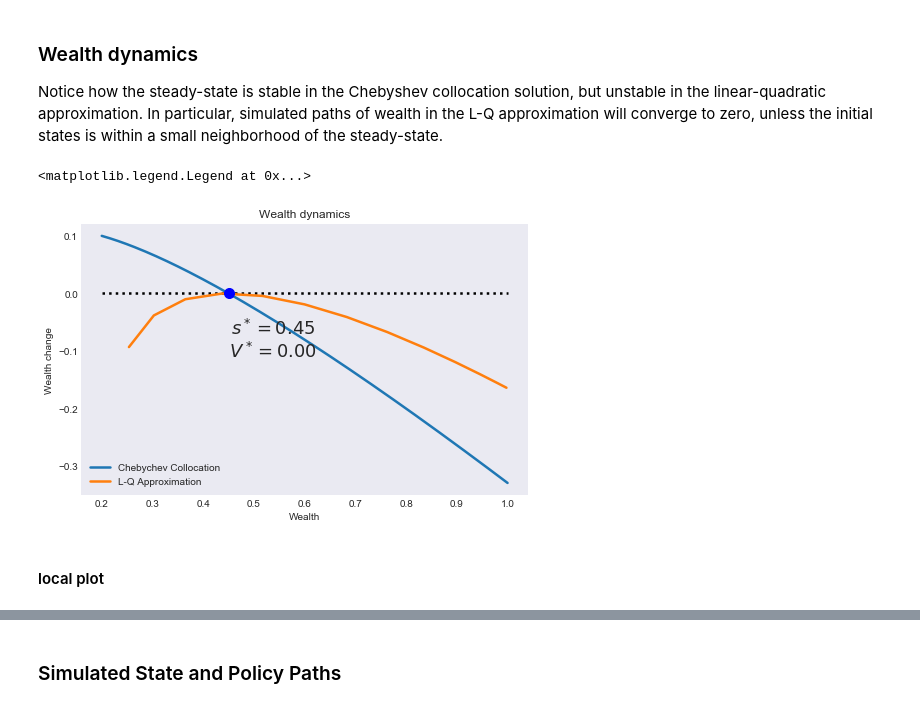
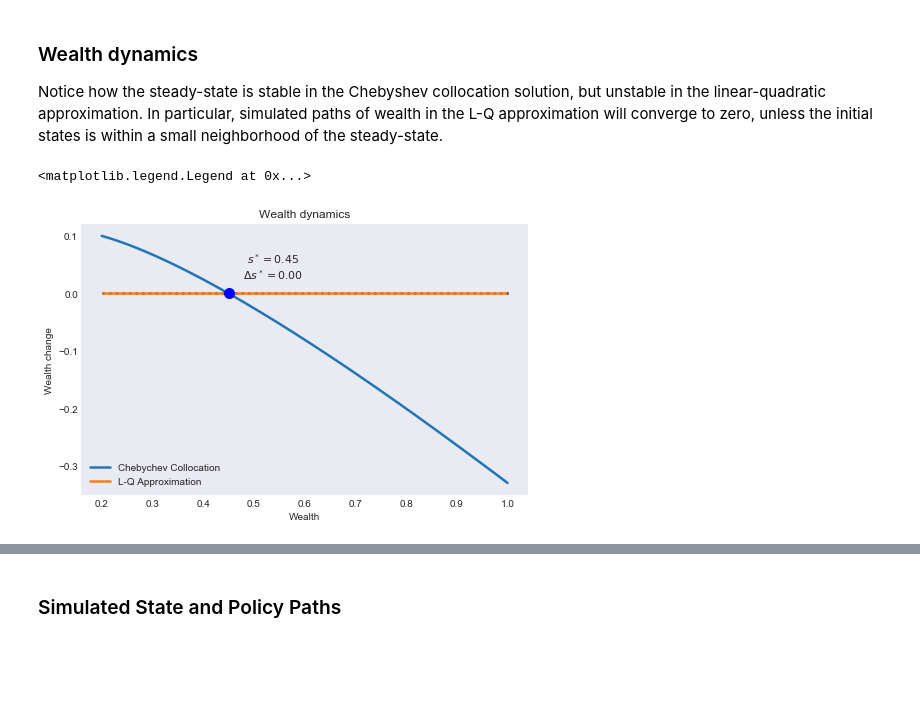
Before and after one commit to randall-romero/CompEcon, a Jupyter notebook: notebooks/dp/06 Deterministic Optimal Economic Growth Model.ipynb, the cells around one changed output, grey strips where cells are left out. Cells and saved outputs as stored; diff of their text form; code cells hidden in the pictures; blank space fills up the shorter version.

```diff
--- a/notebooks/dp/06 Deterministic Optimal Economic Growth Model.ipynb
+++ b/notebooks/dp/06 Deterministic Optimal Economic Growth Model.ipynb
@@ -88,9 +88,9 @@ def reward(s, k, i=None, j=None):
 Next period, wealth will be equal to production from available initial capital $k$, that is $s' = k^\beta$
 # %%
 def transition(s, k, i=None, j=None, in_=None, e=None):
-    g = k ** beta
-    gx = beta * k **(beta - 1)
-    gxx = (beta - 1) * beta * k ** (beta - 2)
+    g = k ** β
+    gx = β * k **(β - 1)
+    gxx = (β - 1) * β * k ** (β - 2)
     return g, gx, gxx
 # %% [markdown]
 ### Model structure
@@ -103,7 +103,7 @@ To solve and simulate this model,use the CompEcon class `DPmodel`
 # %%
 growth_model = DPmodel(basis, reward, transition, bounds,
                        x=['Investment'],
-                       discount=delta)
+                       discount=δ)
 # %% [markdown]
 ### Solving the model
 
@@ -154,2 +153,0 @@ Plotting commands will be easier if we set "Wealth" as the DataFrame index, so w
-# %%
-S.set_index('Wealth', inplace=True)
@@ -167,10 +158,10 @@ The `DPmodel.lqapprox` solves the linear-quadratic approximation, in this case a
 
 We also compute the shadow price and the approximation error to compare these results to the collocation results.
 # %%
-L = growth_model.lqapprox(sstar, kstar)
-L['shadow price'] = growth_model.Value(L.Wealth,1)
+growth_lq = growth_model.lqapprox(sstar, kstar)
+L = growth_lq.solution(basis.nodes)
+L['shadow price'] = L['value_Wealth']
 L['error'] = L['value'] - vtrue(L['Wealth'])
-L['D.Wealth'] = transition(L['Wealth'], L['Investment'])[0]- L['Wealth']
-L.set_index('Wealth', inplace=True)
+L['D.Wealth'] = L['Wealth_next']- L['Wealth']
 L.head()
 # %% [output]
@@ -241,13 +236,11 @@ Notice how the steady-state is stable in the Chebyshev collocation solution, but
 # %%
 fig5 = demo.figure('Wealth dynamics', 'Wealth', 'Wealth change', figsize=[8,5])
 plt.plot(S['D.Wealth'], label='Chebychev Collocation')
 plt.plot(L['D.Wealth'], label='L-Q Approximation')
 plt.hlines(0,smin,smax,linestyles=':')
 
-demo.annotate(sstar, 0, f'$s^* = {sstar:.2f}$\n$V^* = {0:.2f}$', 'bo', (10, -17),ms=10)
+demo.annotate(sstar, 0, f'$s^* = {sstar:.2f}$\n$\Delta s^* = {0:.2f}$', 'bo', (10, 10),ms=10,fs=11)
 plt.legend(loc= 'lower left')
 # %% [output]
 <matplotlib.legend.Legend at 0x...>
-[figure, old version]
+[figure, new version]
-# %% [markdown]
-#### local plot
```
Also changed, not shown: parts of 15 cells of this notebook, 3 other files.
